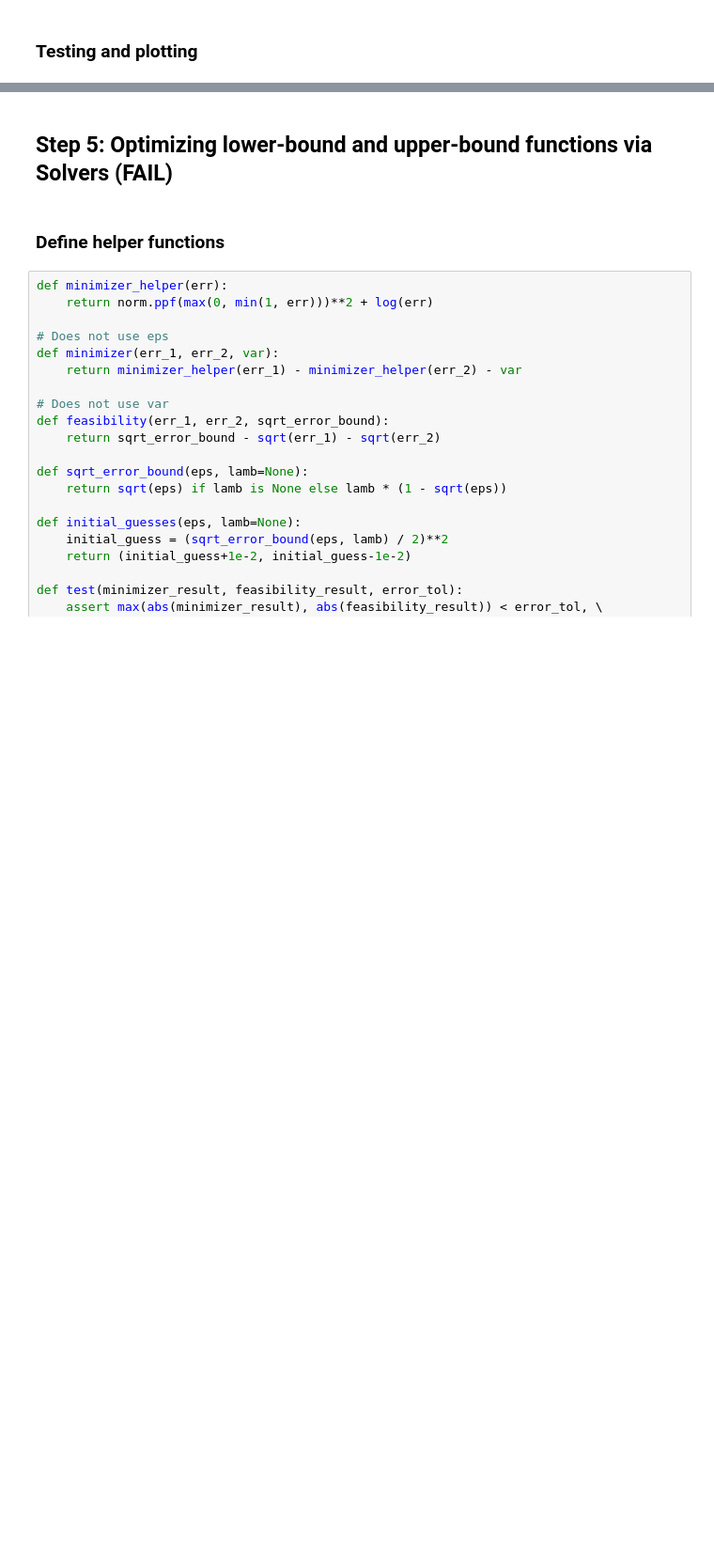
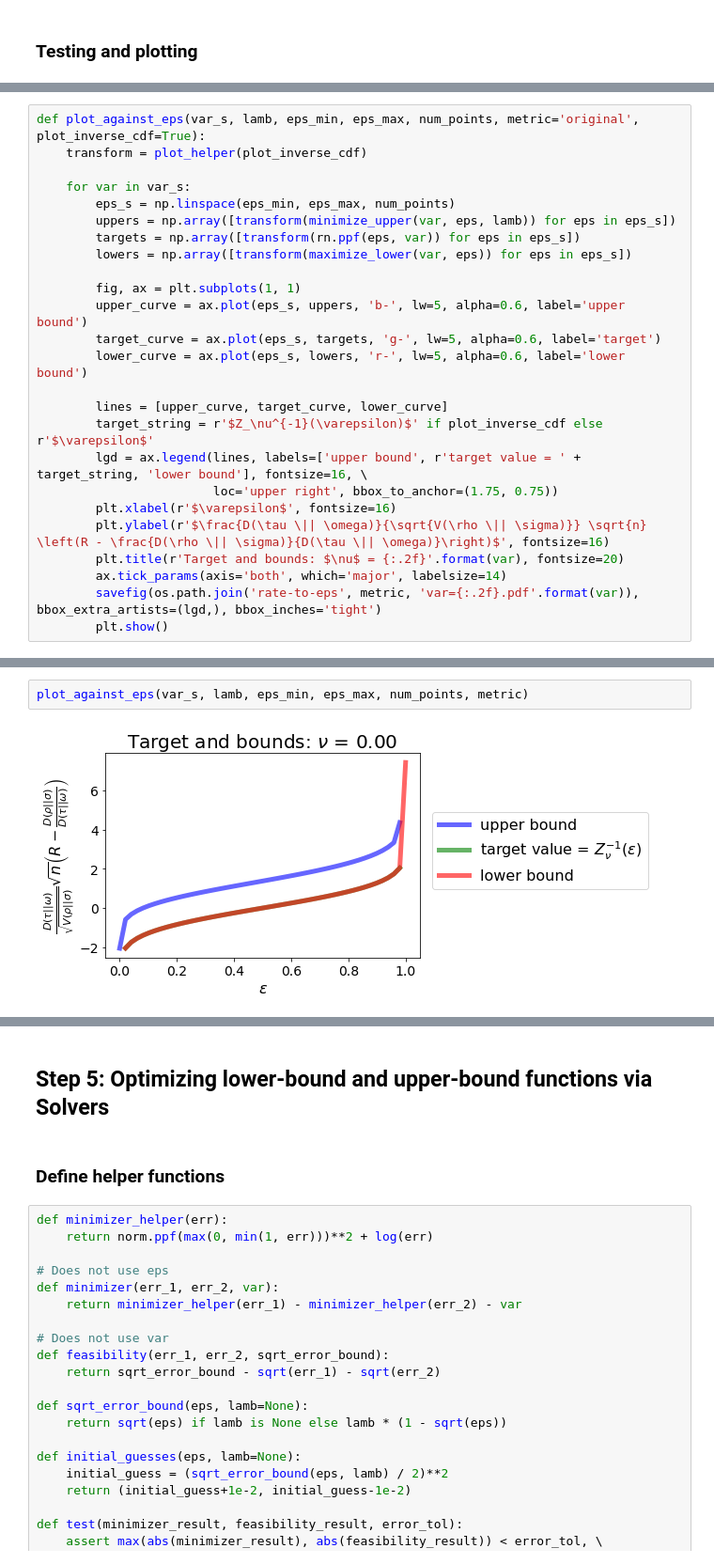
Before and after one commit to briancylui/qit, a Jupyter notebook: rayleigh-normal.ipynb, the cells around one changed output, grey strips where cells are left out. Shown: that part at 94% size. Cells and saved outputs as stored; diff of their text form; blank space fills up the shorter version.

```diff
--- a/rayleigh-normal.ipynb
+++ b/rayleigh-normal.ipynb
@@ -330,0 +365,25 @@ for eps in eps:
+# %%
+def plot_against_eps(var_s, lamb, eps_min, eps_max, num_points, metric='original', plot_inverse_cdf=True):
+    transform = plot_helper(plot_inverse_cdf)
+
+    for var in var_s:
+        eps_s = np.linspace(eps_min, eps_max, num_points)
+        uppers = np.array([transform(minimize_upper(var, eps, lamb)) for eps in eps_s])
+        targets = np.array([transform(rn.ppf(eps, var)) for eps in eps_s])
+        lowers = np.array([transform(maximize_lower(var, eps)) for eps in eps_s])
+
+        fig, ax = plt.subplots(1, 1)
+        upper_curve = ax.plot(eps_s, uppers, 'b-', lw=5, alpha=0.6, label='upper bound')
+        target_curve = ax.plot(eps_s, targets, 'g-', lw=5, alpha=0.6, label='target')
+        lower_curve = ax.plot(eps_s, lowers, 'r-', lw=5, alpha=0.6, label='lower bound')
+
+        lines = [upper_curve, target_curve, lower_curve]
+        target_string = r'$Z_\nu^{-1}(\varepsilon)$' if plot_inverse_cdf else r'$\varepsilon$'
+        lgd = ax.legend(lines, labels=['upper bound', r'target value = ' + target_string, 'lower bound'], fontsize=16, \
+                        loc='upper right', bbox_to_anchor=(1.75, 0.75))
+        plt.xlabel(r'$\varepsilon$', fontsize=16)
+        plt.ylabel(r'$\frac{D(\tau \|| \omega)}{\sqrt{V(\rho \|| \sigma)}} \sqrt{n} \left(R - \frac{D(\rho \|| \sigma)}{D(\tau \|| \omega)}\right)$', fontsize=16)
+        plt.title(r'Target and bounds: $\nu$ = {:.2f}'.format(var), fontsize=20)
+        ax.tick_params(axis='both', which='major', labelsize=14)
+        savefig(os.path.join('rate-to-eps', metric, 'var={:.2f}.pdf'.format(var)), bbox_extra_artists=(lgd,), bbox_inches='tight')
+        plt.show()
@@ -330,0 +408,4 @@ for eps in eps:
+# %%
+plot_against_eps(var_s, lamb, eps_min, eps_max, num_points, metric)
+# %% [output]
+[figure, added]
@@ -331,5 +419,5 @@ for eps in eps:
 # %% [markdown]
-## Step 5: Optimizing lower-bound and upper-bound functions via Solvers (FAIL)
+## Step 5: Optimizing lower-bound and upper-bound functions via Solvers
 # %% [markdown]
 ### Define helper functions
 # %%
```
Also changed, not shown: parts of 12 cells of this notebook.
